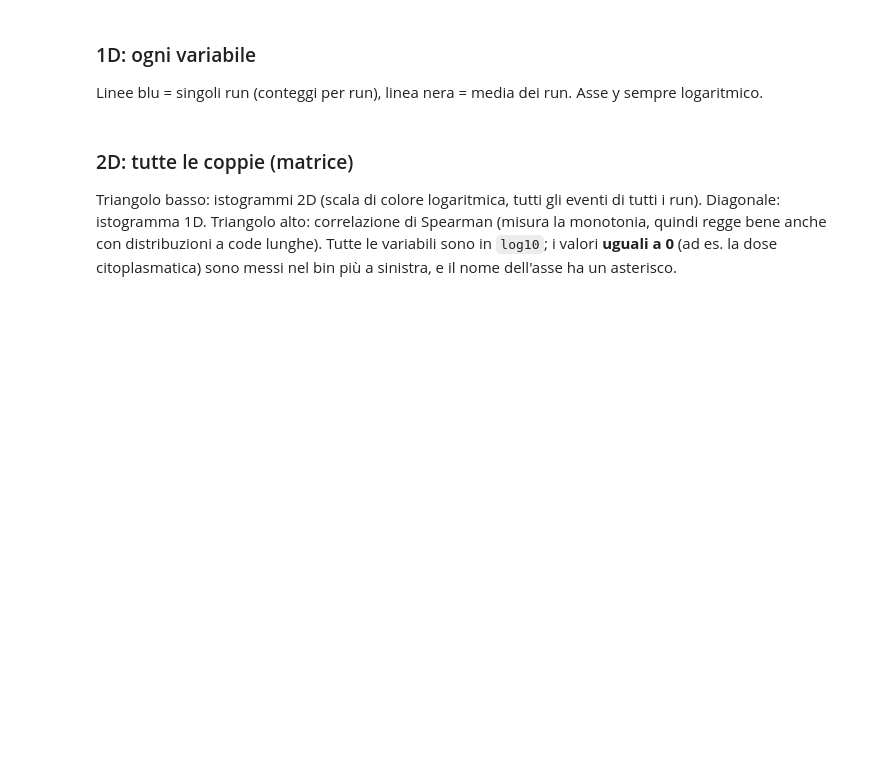
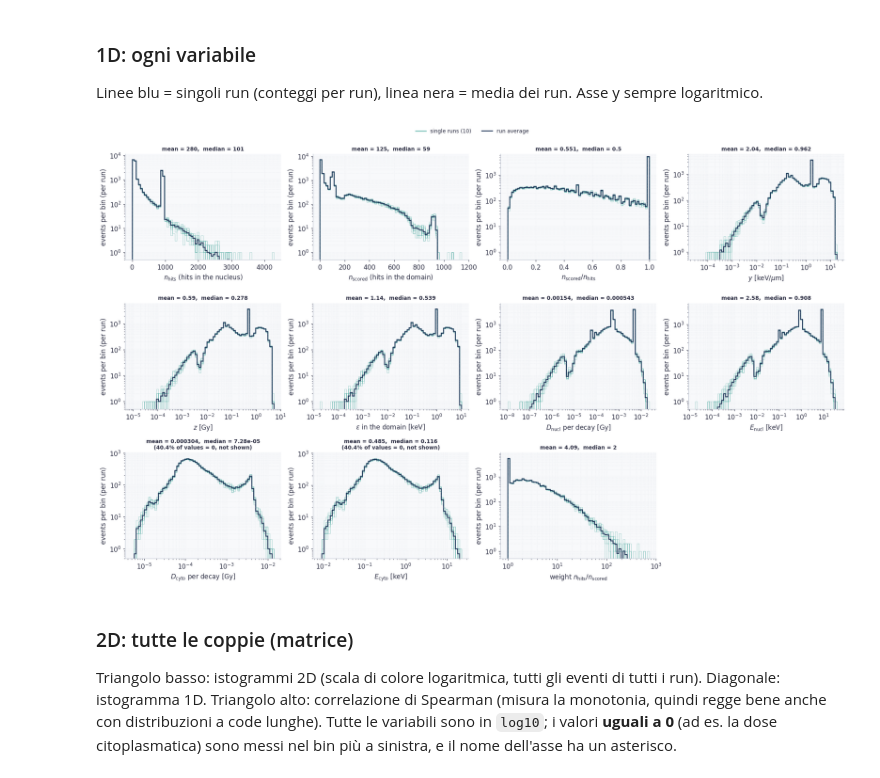
Before and after one commit to michelepascazio28-dot/Rame, a Jupyter notebook: Analisi_Cu64_beta.ipynb, the cells around one changed output. Drawn from its saved outputs; the diff is of its cells as text; code cells hidden in the pictures; blank space fills up the shorter version.

```diff
--- a/Analisi_Cu64_beta.ipynb
+++ b/Analisi_Cu64_beta.ipynb
@@ -148,7 +253,6 @@ full["E_nucl_keV"]  = full["Nuclear_dose"] * m_nucl / KEV_J        # energia dep
 full["E_cyto_keV"]  = full["Cytoplasmic_dose"] * m_cyto / KEV_J    # energia depositata nel citoplasma
 full["eps_dom_keV"] = full["y"] * (4 * R_d / 3)                    # energia nel dominio (y * l_medio)
 full["ratio"]       = full["nbScoredHits"] / full["nbHits"]
-full["w_1n"]        = 1.0 / full["nbScoredHits"]
 full["w_Nn"]        = full["nbHits"] / full["nbScoredHits"]
 
 num = full.drop(columns="run")
@@ -166,52 +285,56 @@ Linee blu = singoli run (conteggi per run), linea nera = media dei run. Asse y s
 runs = sorted(full["run"].unique())
 
 PANELS = [   # (colonna, etichetta asse x, scala x)
-    ("nbHits",           r"$n_{\rm hits}$ (hit nel nucleo)",          "lin"),
-    ("nbScoredHits",     r"$n_{\rm scored}$ (hit nel dominio)",       "lin"),
+    ("nbHits",           r"$n_{\rm hits}$ (hits in the nucleus)",          "lin"),
+    ("nbScoredHits",     r"$n_{\rm scored}$ (hits in the domain)",       "lin"),
     ("ratio",            r"$n_{\rm scored}/n_{\rm hits}$",           "lin"),
     ("y",                r"$y$ [keV/$\mu$m]",                         "log"),
     ("z",                r"$z$ [Gy]",                                  "log"),
-    ("eps_dom_keV",      r"$\varepsilon$ nel dominio [keV]",          "log"),
-    ("Nuclear_dose",     r"$D_{\rm nucl}$ per decadimento [Gy]",      "log"),
+    ("eps_dom_keV",      r"$\varepsilon$ in the domain [keV]",          "log"),
+    ("Nuclear_dose",     r"$D_{\rm nucl}$ per decay [Gy]",      "log"),
     ("E_nucl_keV",       r"$E_{\rm nucl}$ [keV]",                     "log"),
-    ("Cytoplasmic_dose", r"$D_{\rm cyto}$ per decadimento [Gy]",      "log"),
+    ("Cytoplasmic_dose", r"$D_{\rm cyto}$ per decay [Gy]",      "log"),
     ("E_cyto_keV",       r"$E_{\rm cyto}$ [keV]",                     "log"),
-    ("w_1n",             r"peso $1/n$",                                "log"),
-    ("w_Nn",             r"peso $n_{\rm hits}/n_{\rm scored}$",      "log"),
+    ("w_Nn",             r"weight $n_{\rm hits}/n_{\rm scored}$",      "log"),
 ]
 
 def make_bins(x, scale, nb=70):
     x = x[np.isfinite(x)]
     if scale == "log":
         x = x[x > 0]
         return np.logspace(np.log10(x.min()), np.log10(x.max()), nb + 1)
     return np.linspace(x.min(), x.max(), nb + 1)
 
 fig, axes = plt.subplots(3, 4, figsize=(18, 11))
 for ax, (col, lab, scale) in zip(axes.ravel(), PANELS):
     x_all = full[col].to_numpy()
     bins = make_bins(x_all, scale)
     H = np.array([np.histogram(full.loc[full["run"] == r, col], bins=bins)[0] for r in runs])
     for h in H:
-        ax.stairs(h, bins, color="tab:blue", alpha=0.35, lw=0.8)
-    ax.stairs(H.mean(axis=0), bins, color="k", lw=1.6)
+        ax.stairs(h, bins, color=C_TEAL, alpha=0.35, lw=0.8)
+    ax.stairs(H.mean(axis=0), bins, color=C_MAIN, lw=1.6)
     ax.set_yscale("log")
     ax.set_ylim(bottom=0.5)
     if scale == "log":
         ax.set_xscale("log")
     ax.set_xlabel(lab)
-    ax.set_ylabel("eventi per bin (per run)")
+    ax.set_ylabel("events per bin (per run)")
     z0 = np.mean(x_all == 0)
-    ax.set_title(f"media = {x_all.mean():.3g},  mediana = {np.median(x_all):.3g}"
-                 + (f"\n({100 * z0:.1f}% dei valori = 0, non mostrati)" if z0 > 0 else ""), fontsize=9)
+    ax.set_title(f"mean = {x_all.mean():.3g},  median = {np.median(x_all):.3g}"
+                 + (f"\n({100 * z0:.1f}% of values = 0, not shown)" if z0 > 0 else ""), fontsize=9)
     ax.grid(alpha=0.3, which="both")
 
-fig.legend(handles=[Line2D([], [], color="tab:blue", alpha=0.6, label=f"singoli run ({len(runs)})"),
-                    Line2D([], [], color="k", lw=1.6, label="media dei run")],
+for ax in axes.ravel()[len(PANELS):]:
+    ax.axis("off")
+
+fig.legend(handles=[Line2D([], [], color=C_TEAL, alpha=0.6, label=f"single runs ({len(runs)})"),
+                    Line2D([], [], color=C_MAIN, lw=1.6, label="run average")],
            loc="upper center", ncol=2, frameon=False)
 plt.tight_layout(rect=(0, 0, 1, 0.97))
 fig.savefig("hist1d_tutte_le_variabili.png", dpi=150, bbox_inches="tight")
 plt.show()
+# %% [output]
+[figure, added]
 # %% [markdown]
 ### 2D: tutte le coppie (matrice)
 Triangolo basso: istogrammi 2D (scala di colore logaritmica, tutti gli eventi di tutti i run). Diagonale: istogramma 1D.
```
Also changed, not shown: parts of 22 cells of this notebook, 13 other files.
